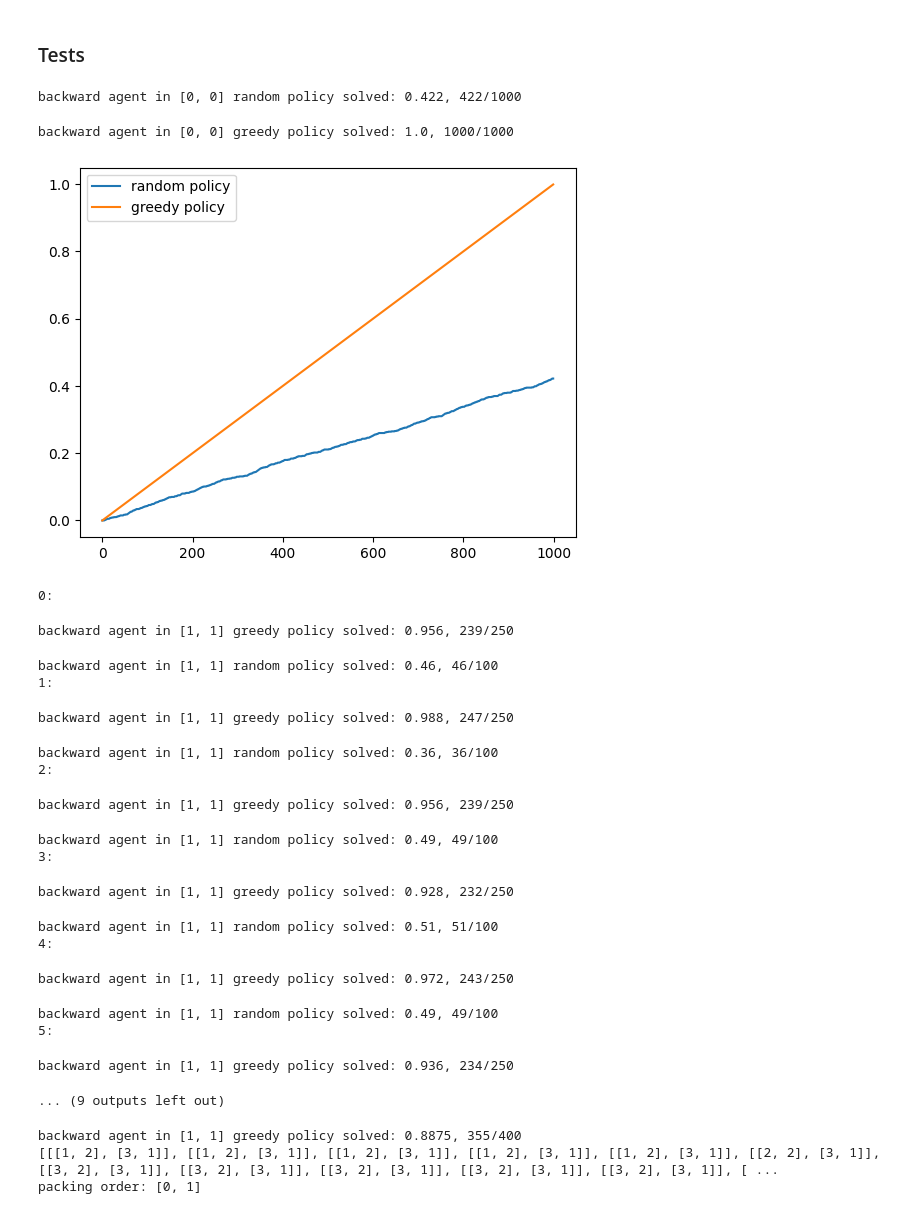
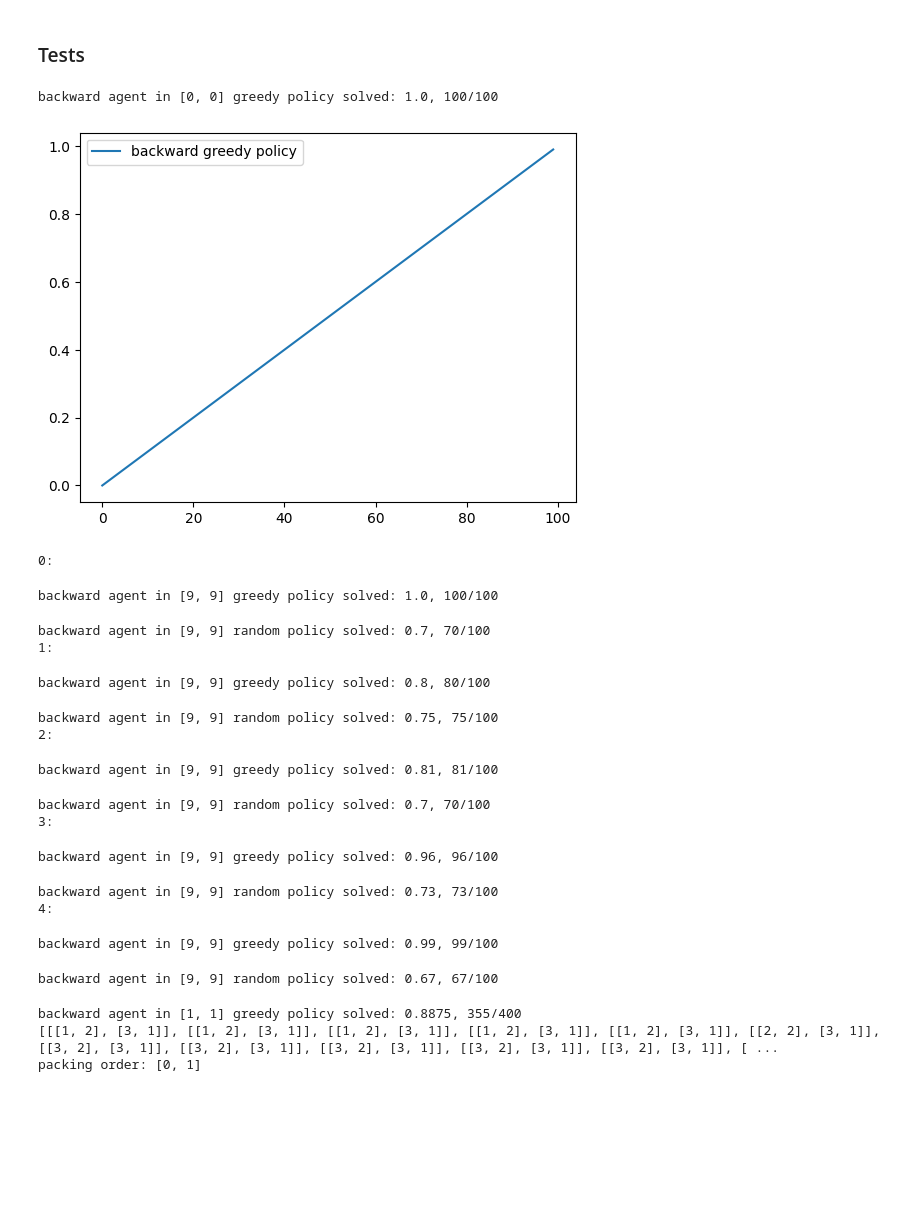
Before and after one commit to paulkroe/Schokoban, a Jupyter notebook: backward_agent.ipynb, the cells around one changed output. Saved outputs shown, nothing was run; the diff lists cells and outputs as text; code cells hidden in the pictures; blank space fills up the shorter version.

```diff
--- a/backward_agent.ipynb
+++ b/backward_agent.ipynb
@@ -209,39 +201,34 @@ class BackwardAgent():
 # %%
 torch.manual_seed(40)
 random.seed(40)
 np.random.seed(40)
 backwardagent = BackwardAgent()
-backwardagent.random_baseline(number_of_episodes=1000, start=0, end=0)
-backwardagent.train(number_of_episodes=1000, start=0, end=0)
+backwardagent.train(number_of_episodes=100, start=0, end=0)
 # %% [output]
-backward agent in [0, 0] random policy solved: 0.422, 422/1000
+backward agent in [0, 0] greedy policy solved: 1.0, 100/100
-backward agent in [0, 0] greedy policy solved: 1.0, 1000/1000
-[figure, old version]
+[figure, new version]
 # %%
-for i in range(10):
+for i in range(5):
   print(f"{i}:")
   backwardagent = BackwardAgent()
-  backwardagent.train(number_of_episodes=250, start=1, end=1, plot=False)
-  backwardagent.random_baseline(number_of_episodes=100, start=1, end=1, plot=False)
+  backwardagent.train(number_of_episodes=100, start=9, end=9, plot=False)
+  backwardagent.random_baseline(number_of_episodes=100, start=9, end=9, plot=False)
 # %% [output]
 0:
-backward agent in [1, 1] greedy policy solved: 0.956, 239/250
+backward agent in [9, 9] greedy policy solved: 1.0, 100/100
-backward agent in [1, 1] random policy solved: 0.46, 46/100
+backward agent in [9, 9] random policy solved: 0.7, 70/100
 1:
-backward agent in [1, 1] greedy policy solved: 0.988, 247/250
+backward agent in [9, 9] greedy policy solved: 0.8, 80/100
-backward agent in [1, 1] random policy solved: 0.36, 36/100
+backward agent in [9, 9] random policy solved: 0.75, 75/100
 2:
-backward agent in [1, 1] greedy policy solved: 0.956, 239/250
+backward agent in [9, 9] greedy policy solved: 0.81, 81/100
-backward agent in [1, 1] random policy solved: 0.49, 49/100
+backward agent in [9, 9] random policy solved: 0.7, 70/100
 3:
-backward agent in [1, 1] greedy policy solved: 0.928, 232/250
+backward agent in [9, 9] greedy policy solved: 0.96, 96/100
-backward agent in [1, 1] random policy solved: 0.51, 51/100
+backward agent in [9, 9] random policy solved: 0.73, 73/100
 4:
-backward agent in [1, 1] greedy policy solved: 0.972, 243/250
+backward agent in [9, 9] greedy policy solved: 0.99, 99/100
-backward agent in [1, 1] random policy solved: 0.49, 49/100
-5:
+backward agent in [9, 9] random policy solved: 0.67, 67/100
-backward agent in [1, 1] greedy policy solved: 0.936, 234/250
-... (9 outputs left out)
 # %%
 # TODO: seems like the agent smetimes is just one move away from winning but instead runs back and forth
 torch.manual_seed(42)
```
Also changed, not shown: parts of 4 cells of this notebook.
